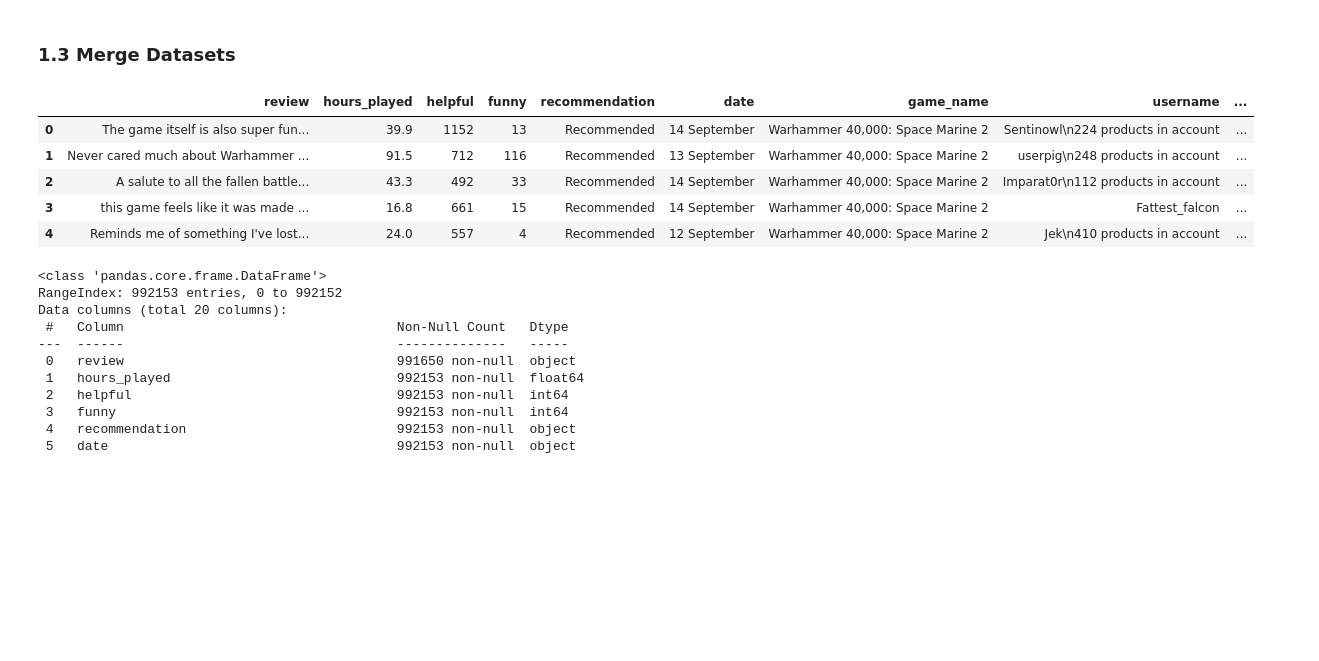
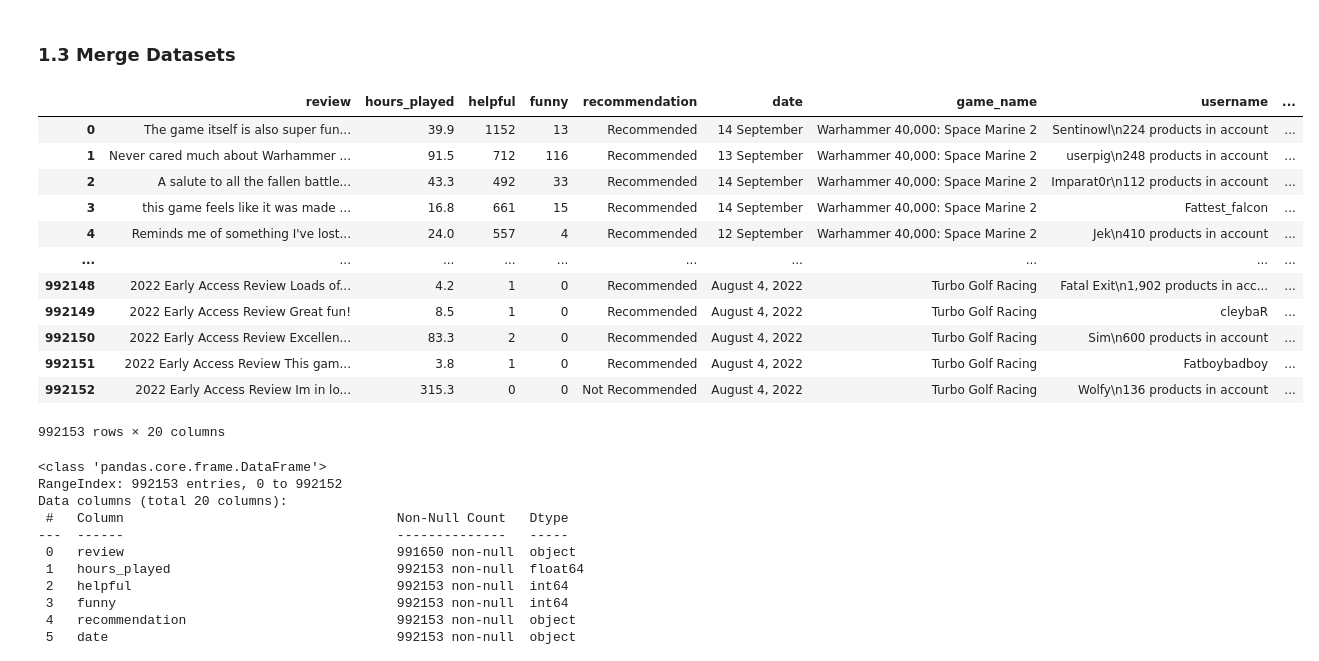
Before and after one commit to sjsu-cs133-f25/gamers-steamreviews-games, a Jupyter notebook: notebooks/01_explore.ipynb, the cells around one changed output. Drawn from its saved outputs; the diff is of its cells as text; code cells hidden in the pictures; blank space fills up the shorter version.

```diff
--- a/notebooks/01_explore.ipynb
+++ b/notebooks/01_explore.ipynb
@@ -44,14 +44,21 @@ gamemetadata.head()
 # %%
 steamdataset = pd.merge(steamreviews, gamemetadata, left_on='game_name', right_on='name', how='left')
 steamdataset.drop(columns=['name'], inplace=True)
-steamdataset.head()
+steamdataset
 # %% [output]
 |  | review | hours_played | helpful | funny | recommendation | date | game_name | username | ... |
 | 0 | The game itself is also super fun... | 39.9 | 1152 | 13 | Recommended | 14 September | Warhammer 40,000: Space Marine 2 | Sentinowl\n224 products in account | ... |
 | 1 | Never cared much about Warhammer ... | 91.5 | 712 | 116 | Recommended | 13 September | Warhammer 40,000: Space Marine 2 | userpig\n248 products in account | ... |
 | 2 | A salute to all the fallen battle... | 43.3 | 492 | 33 | Recommended | 14 September | Warhammer 40,000: Space Marine 2 | Imparat0r\n112 products in account | ... |
 | 3 | this game feels like it was made ... | 16.8 | 661 | 15 | Recommended | 14 September | Warhammer 40,000: Space Marine 2 | Fattest_falcon | ... |
 | 4 | Reminds me of something I've lost... | 24.0 | 557 | 4 | Recommended | 12 September | Warhammer 40,000: Space Marine 2 | Jek\n410 products in account | ... |
+| ... | ... | ... | ... | ... | ... | ... | ... | ... | ... |
+| 992148 | 2022 Early Access Review Loads of... | 4.2 | 1 | 0 | Recommended | August 4, 2022 | Turbo Golf Racing | Fatal Exit\n1,902 products in acc... | ... |
+| 992149 | 2022 Early Access Review Great fun! | 8.5 | 1 | 0 | Recommended | August 4, 2022 | Turbo Golf Racing | cleybaR | ... |
+| 992150 | 2022 Early Access Review Excellen... | 83.3 | 2 | 0 | Recommended | August 4, 2022 | Turbo Golf Racing | Sim\n600 products in account | ... |
+| 992151 | 2022 Early Access Review This gam... | 3.8 | 1 | 0 | Recommended | August 4, 2022 | Turbo Golf Racing | Fatboybadboy | ... |
+| 992152 | 2022 Early Access Review Im in lo... | 315.3 | 0 | 0 | Not Recommended | August 4, 2022 | Turbo Golf Racing | Wolfy\n136 products in account | ... |
+992153 rows × 20 columns
 # %%
 steamdataset.info()
 # %% [output]
```
Also changed, not shown: parts of 8 cells of this notebook.
